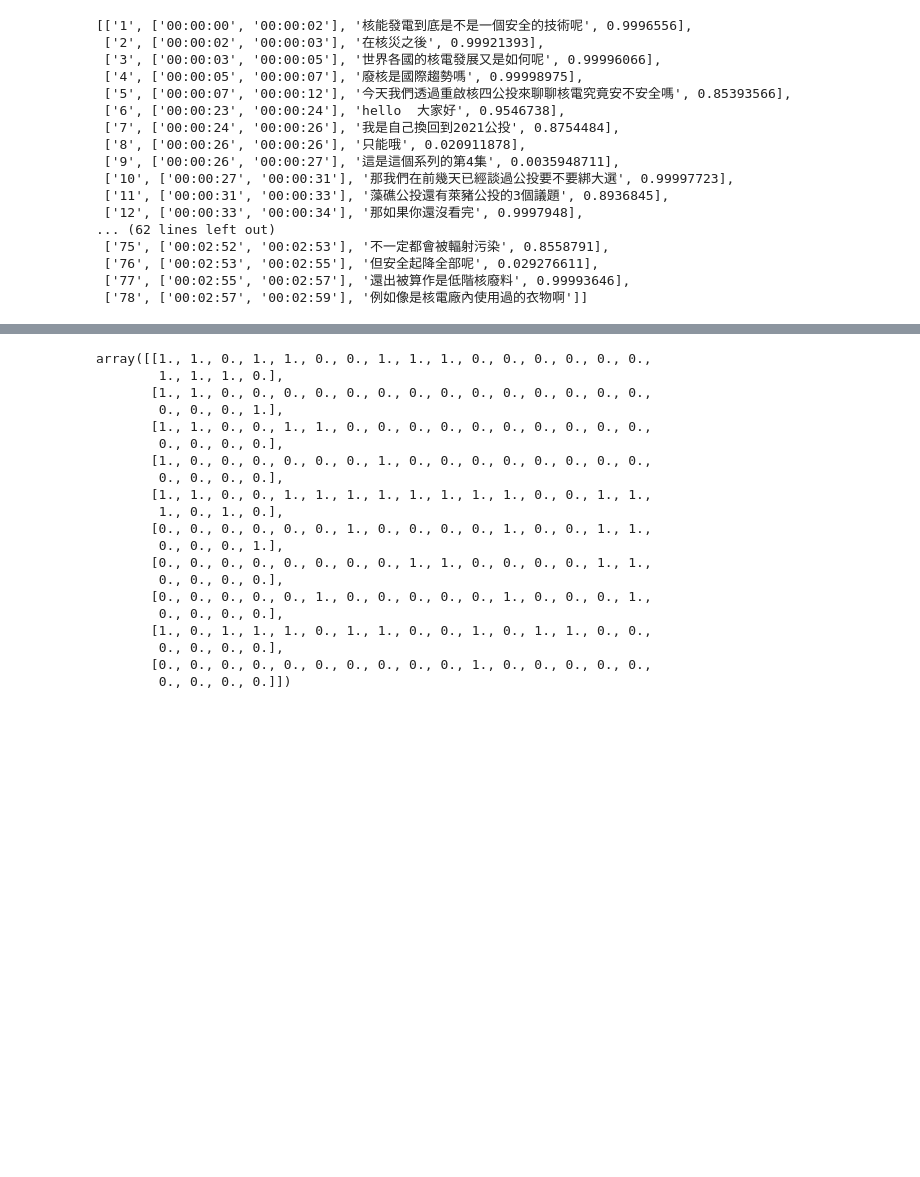
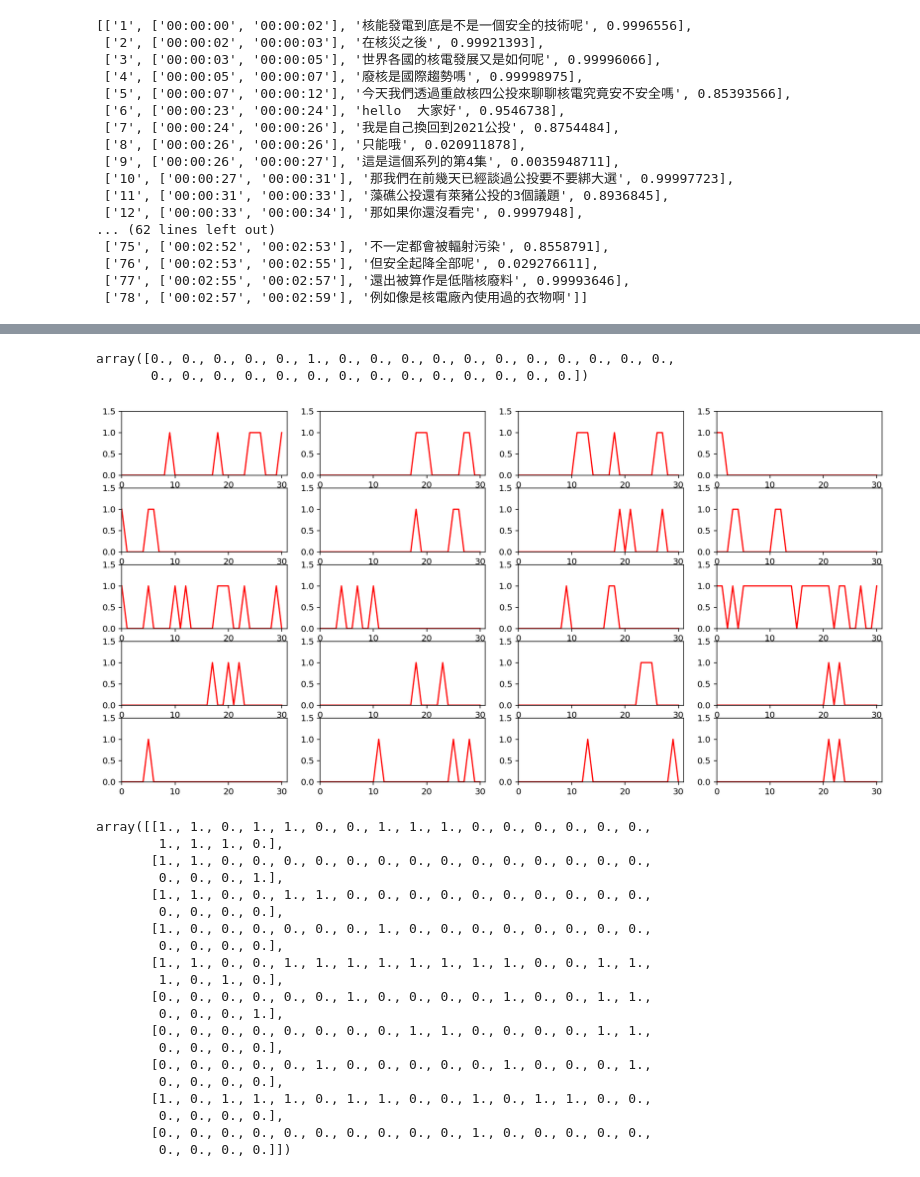
Before and after one commit to big-ai-001/nlp, a Jupyter notebook: tr_seg copy.ipynb, the cells around one changed output, grey strips where cells are left out. Drawn from its saved outputs; the diff is of its cells as text; code cells hidden in the pictures; blank space fills up the shorter version.

```diff
--- a/tr_seg copy.ipynb
+++ b/tr_seg copy.ipynb
@@ -242,0 +426,11 @@ finalResult
+# %%
+def Euclidean_Distance(v1, v2):
+    return np.sqrt(np.sum((v1-v2)**2))
+# %%
+import math
+dist_result=[]
+for i in range(len(finalResult)-1):
+    finalResult[i].append(Euclidean_Distance(finalResult[i][-1],finalResult[i+1][-1]))
+# %%
+for i in finalResult:
+    print(i[-1])
@@ -243,3 +485,21 @@ finalResult
+# %%
+TF=np.transpose(TF)#20 31
+# %%
+TF[16]
+# %% [output]
+array([0., 0., 0., 0., 0., 1., 0., 0., 0., 0., 0., 0., 0., 0., 0., 0., 0.,
+       0., 0., 0., 0., 0., 0., 0., 0., 0., 0., 0., 0., 0., 0.])
+# %%
+import matplotlib.pyplot as plt
+plt.figure(figsize=(16,8),dpi=144)
+for i in range(len(TF)):
+    plt.subplot(5,4,i+1)
+    plt.xlim(0,31)
+    plt.ylim(0,1.5)
+    plt.plot(TF[i],color="red")
+plt.show()
+# %% [output]
+[figure, added]
 # %%
 # token_ids, segment_ids = tokenizer.encode(
 #     pack[0][2], pack[1][2])
```
Also changed, not shown: parts of 30 cells of this notebook.
